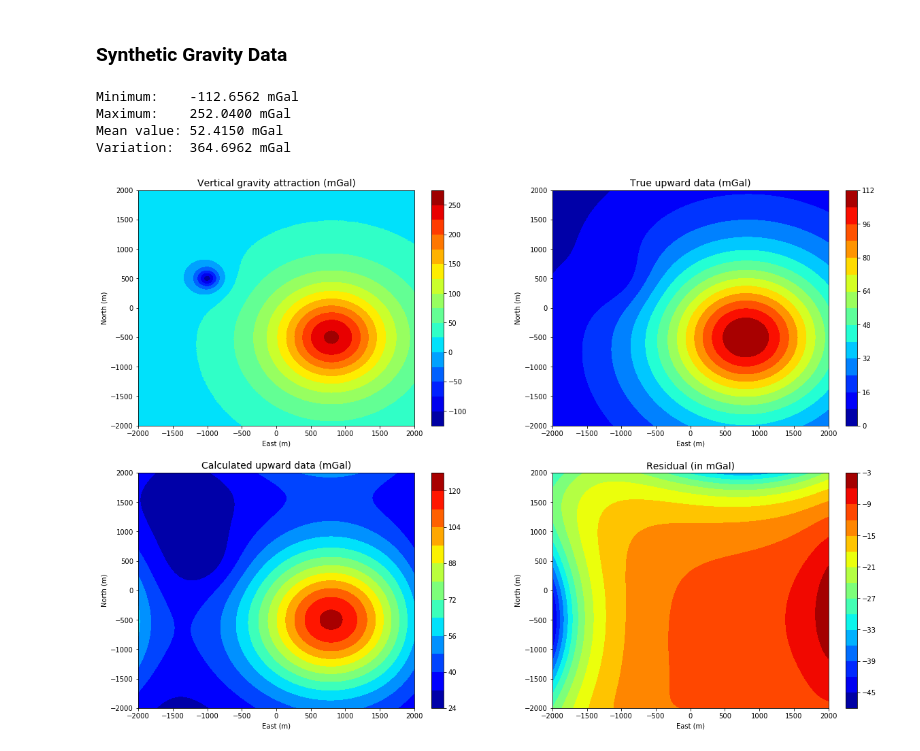
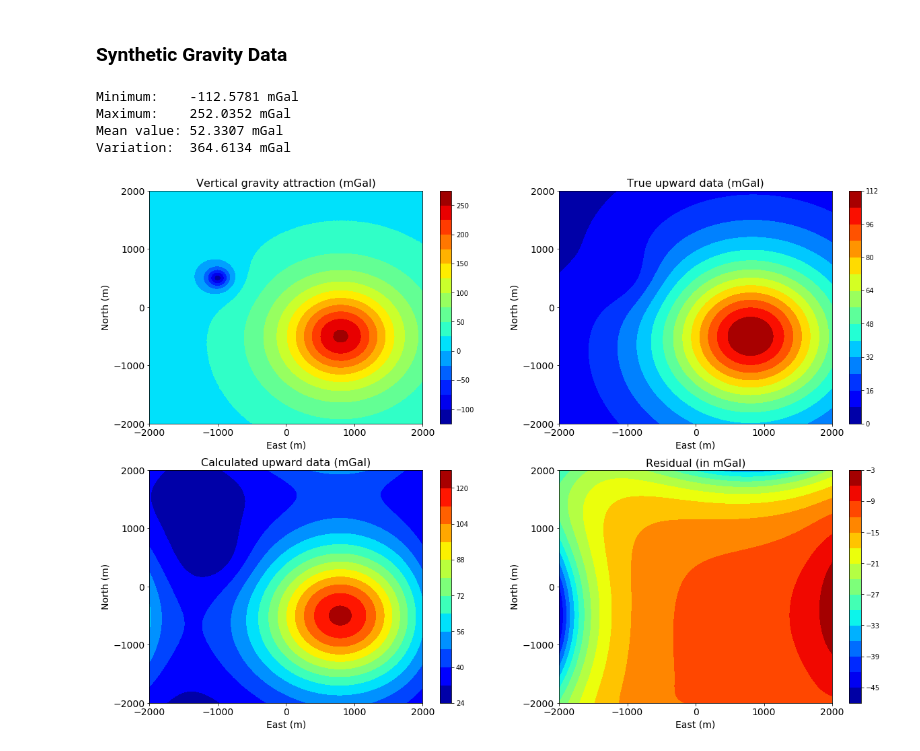
Before and after one commit to nelsondelimar/master, a Jupyter notebook: continuation.ipynb, the cells around one changed output. Drawn from its saved outputs; the diff is of its cells as text; code cells hidden in the pictures.

Commit message:
Notebook for upward continuation

```diff
--- a/continuation.ipynb
+++ b/continuation.ipynb
@@ -28,7 +28,7 @@ import matplotlib.pyplot as plt
 ### Synthetic Gravity Data
 # %%
 # Definition for number of points and grid creation
-npts = 500
+npts = 300
 x = np.linspace(-2000., 2000., npts)
 y = np.copy(x)
 z = 0.
@@ -57,10 +57,10 @@ gz_true = sphere_gz(X, Y, z - dz, sphere1) + sphere_gz(X, Y, z - dz, sphere2)
 # Showing values
 _ = analysis(gz, 'mGal')
 # %% [output]
-Minimum:    -112.6562 mGal
-Maximum:    252.0400 mGal
-Mean value: 52.4150 mGal
-Variation:  364.6962 mGal
+Minimum:    -112.5781 mGal
+Maximum:    252.0352 mGal
+Mean value: 52.3307 mGal
+Variation:  364.6134 mGal
 # %%
 # Adding noise
 data = addnoise(gz, 2., 0.1)
@@ -73,37 +73,44 @@ gz_up = continuation(x, y, data, dz)
 # %%
 # Plotting the gravity data
 plt.figure(figsize=(20,14))
 
 plt.subplot(2,2,1)
-plt.title('Vertical gravity attraction (mGal)', fontsize = 14)
+plt.title('Vertical gravity attraction (mGal)', fontsize = 16)
 plt.contourf(X, Y, data, 15, cmap = plt.cm.jet)
-plt.xlabel('East (m)')
-plt.ylabel('North (m)')
+plt.xlabel('East (m)', fontsize = 14)
+plt.ylabel('North (m)', fontsize = 14)
+plt.xticks(np.arange(x.min(), x.max() + 1, 1000), fontsize = 14)
+plt.yticks(np.arange(y.min(), y.max() + 1, 1000), fontsize = 14)
 plt.colorbar()
 
 plt.subplot(2,2,2)
-plt.title('True upward data (mGal)', fontsize = 14)
+plt.title('True upward data (mGal)', fontsize = 16)
 plt.contourf(X, Y, gz_true, 15, cmap = plt.cm.jet)
-plt.xlabel('East (m)')
-plt.ylabel('North (m)')
+plt.xlabel('East (m)', fontsize = 14)
+plt.ylabel('North (m)', fontsize = 14)
+plt.xticks(np.arange(x.min(), x.max() + 1, 1000),fontsize = 14)
+plt.yticks(np.arange(y.min(), y.max() + 1, 1000),fontsize = 14)
 plt.colorbar()
 
 plt.subplot(2,2,3)
-plt.title('Calculated upward data (mGal)', fontsize = 14)
+plt.title('Calculated upward data (mGal)', fontsize = 16)
 plt.contourf(X, Y, gz_up, 15, cmap = plt.cm.jet)
-plt.xlabel('East (m)')
-plt.ylabel('North (m)')
+plt.xlabel('East (m)', fontsize = 14)
+plt.ylabel('North (m)', fontsize = 14)
+plt.xticks(np.arange(x.min(), x.max() + 1, 1000),fontsize = 14)
+plt.yticks(np.arange(y.min(), y.max() + 1, 1000),fontsize = 14)
 plt.colorbar()
 
 plt.subplot(2,2,4)
-plt.title('Residual (in mGal)', fontsize = 14)
+plt.title('Residual (in mGal)', fontsize = 16)
 plt.contourf(X, Y, gz_true - gz_up, 15, cmap = plt.cm.jet)
-plt.xlabel('East (m)')
-plt.ylabel('North (m)')
+plt.xlabel('East (m)', fontsize = 14)
+plt.ylabel('North (m)', fontsize = 14)
+plt.xticks(np.arange(x.min(), x.max() + 1, 1000),fontsize = 14)
+plt.yticks(np.arange(y.min(), y.max() + 1, 1000),fontsize = 14)
 plt.colorbar()
 
-plt.savefig('figures/upward-cont.png')
-
+plt.savefig('figures/upward-cont.png', facecolor='w', edgecolor='w', bbox_inches='tight')
 plt.show()
 # %% [output]
-[figure, old version]
+[figure, new version]
```
